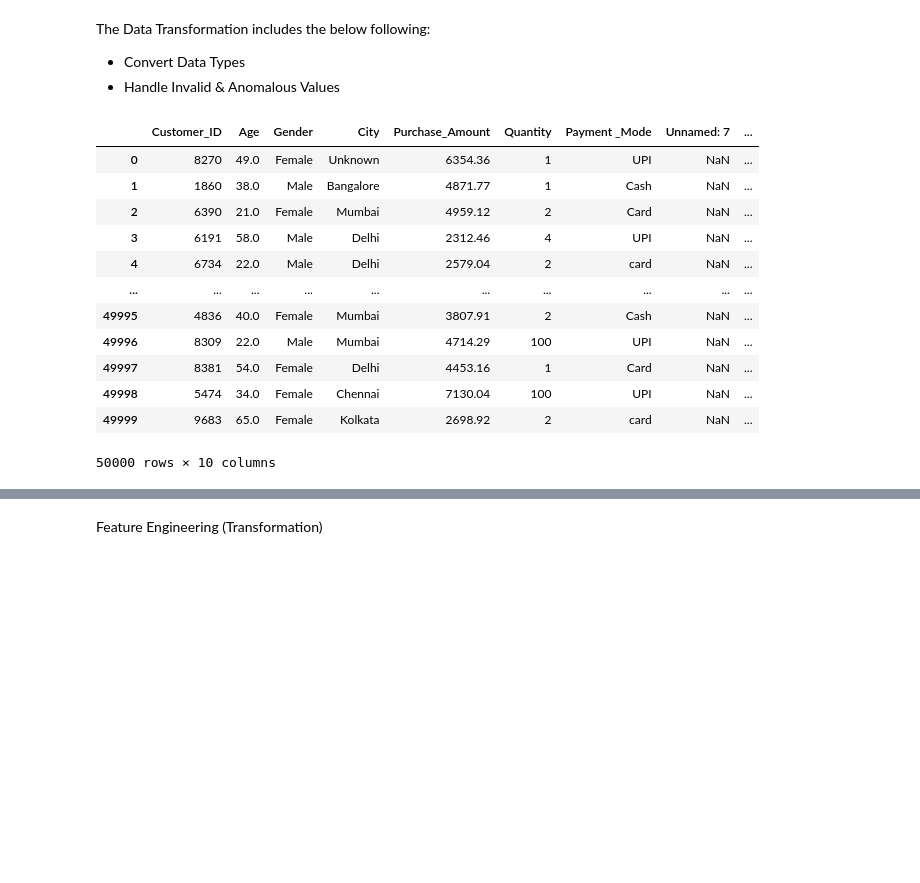
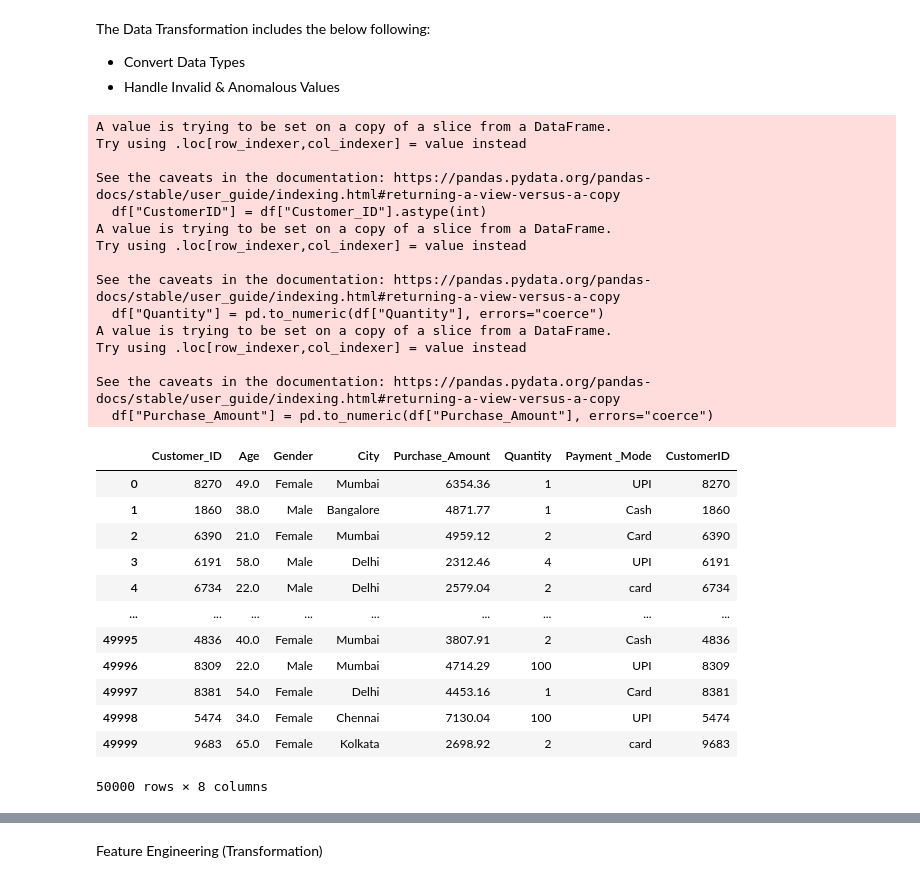
Before and after one commit to OmkarSK23/Data_Analysis_Projects., a Jupyter notebook: Data_Analysis.ipynb, the cells around one changed output, grey strips where cells are left out. Cells and saved outputs as stored; diff of their text form; code cells hidden in the pictures; blank space fills up the shorter version.

```diff
--- a/Data_Analysis.ipynb
+++ b/Data_Analysis.ipynb
@@ -53,8 +49,10 @@ df
 # Handle Missing Values
 
 df["Age"].fillna(df["Age"].mean(), inplace=True)
-df["City"].fillna("Unknown", inplace=True)
-df
+# df["City"].fillna("Unknown", inplace=True)
+# df['City'] = df['City'].fillna(df['City'].mode()[0])
+
+df['Age']
 # %% [output]
 The behavior will change in pandas 3.0. This inplace method will never work because the intermediate object on which we are setting values always behaves as a copy.
 
@@ -83,0 +77,3 @@ For example, when doing 'df[col].method(value, inplace=True)', try using 'df.met
+# %%
+df = df.dropna(axis=1, how='all')
+df
@@ -83,0 +94,3 @@ For example, when doing 'df[col].method(value, inplace=True)', try using 'df.met
+# %%
+df['City'] = df['City'].fillna(df['City'].mode()[0])
+df
@@ -129,23 +170,38 @@ The Data Transformation includes the below following:
 # %%
 # Convert the Data Types
 df["CustomerID"] = df["Customer_ID"].astype(int)
 df["Quantity"] = pd.to_numeric(df["Quantity"], errors="coerce")
-df["PurchaseAmount"] = pd.to_numeric(df["Purchase_Amount"], errors="coerce")
+df["Purchase_Amount"] = pd.to_numeric(df["Purchase_Amount"], errors="coerce")
 df
 # %% [output]
+A value is trying to be set on a copy of a slice from a DataFrame.
+Try using .loc[row_indexer,col_indexer] = value instead
+
+See the caveats in the documentation: https://pandas.pydata.org/pandas-docs/stable/user_guide/indexing.html#returning-a-view-versus-a-copy
+  df["CustomerID"] = df["Customer_ID"].astype(int)
+A value is trying to be set on a copy of a slice from a DataFrame.
+Try using .loc[row_indexer,col_indexer] = value instead
+
+See the caveats in the documentation: https://pandas.pydata.org/pandas-docs/stable/user_guide/indexing.html#returning-a-view-versus-a-copy
+  df["Quantity"] = pd.to_numeric(df["Quantity"], errors="coerce")
+A value is trying to be set on a copy of a slice from a DataFrame.
+Try using .loc[row_indexer,col_indexer] = value instead
+
+See the caveats in the documentation: https://pandas.pydata.org/pandas-docs/stable/user_guide/indexing.html#returning-a-view-versus-a-copy
+  df["Purchase_Amount"] = pd.to_numeric(df["Purchase_Amount"], errors="coerce")
-|  | Customer_ID | Age | Gender | City | Purchase_Amount | Quantity | Payment _Mode | Unnamed: 7 | ... |
-| 0 | 8270 | 49.0 | Female | Unknown | 6354.36 | 1 | UPI | NaN | ... |
-| 1 | 1860 | 38.0 | Male | Bangalore | 4871.77 | 1 | Cash | NaN | ... |
-| 2 | 6390 | 21.0 | Female | Mumbai | 4959.12 | 2 | Card | NaN | ... |
-| 3 | 6191 | 58.0 | Male | Delhi | 2312.46 | 4 | UPI | NaN | ... |
-| 4 | 6734 | 22.0 | Male | Delhi | 2579.04 | 2 | card | NaN | ... |
-| ... | ... | ... | ... | ... | ... | ... | ... | ... | ... |
-| 49995 | 4836 | 40.0 | Female | Mumbai | 3807.91 | 2 | Cash | NaN | ... |
-| 49996 | 8309 | 22.0 | Male | Mumbai | 4714.29 | 100 | UPI | NaN | ... |
-| 49997 | 8381 | 54.0 | Female | Delhi | 4453.16 | 1 | Card | NaN | ... |
-| 49998 | 5474 | 34.0 | Female | Chennai | 7130.04 | 100 | UPI | NaN | ... |
-| 49999 | 9683 | 65.0 | Female | Kolkata | 2698.92 | 2 | card | NaN | ... |
+|  | Customer_ID | Age | Gender | City | Purchase_Amount | Quantity | Payment _Mode | CustomerID |
+| 0 | 8270 | 49.0 | Female | Mumbai | 6354.36 | 1 | UPI | 8270 |
+| 1 | 1860 | 38.0 | Male | Bangalore | 4871.77 | 1 | Cash | 1860 |
+| 2 | 6390 | 21.0 | Female | Mumbai | 4959.12 | 2 | Card | 6390 |
+| 3 | 6191 | 58.0 | Male | Delhi | 2312.46 | 4 | UPI | 6191 |
+| 4 | 6734 | 22.0 | Male | Delhi | 2579.04 | 2 | card | 6734 |
+| ... | ... | ... | ... | ... | ... | ... | ... | ... |
+| 49995 | 4836 | 40.0 | Female | Mumbai | 3807.91 | 2 | Cash | 4836 |
+| 49996 | 8309 | 22.0 | Male | Mumbai | 4714.29 | 100 | UPI | 8309 |
+| 49997 | 8381 | 54.0 | Female | Delhi | 4453.16 | 1 | Card | 8381 |
+| 49998 | 5474 | 34.0 | Female | Chennai | 7130.04 | 100 | UPI | 5474 |
+| 49999 | 9683 | 65.0 | Female | Kolkata | 2698.92 | 2 | card | 9683 |
-50000 rows × 10 columns
+50000 rows × 8 columns
 # %%
 # Handle Invalid & Anomalous Values
 
```
Also changed, not shown: parts of 18 cells of this notebook.
